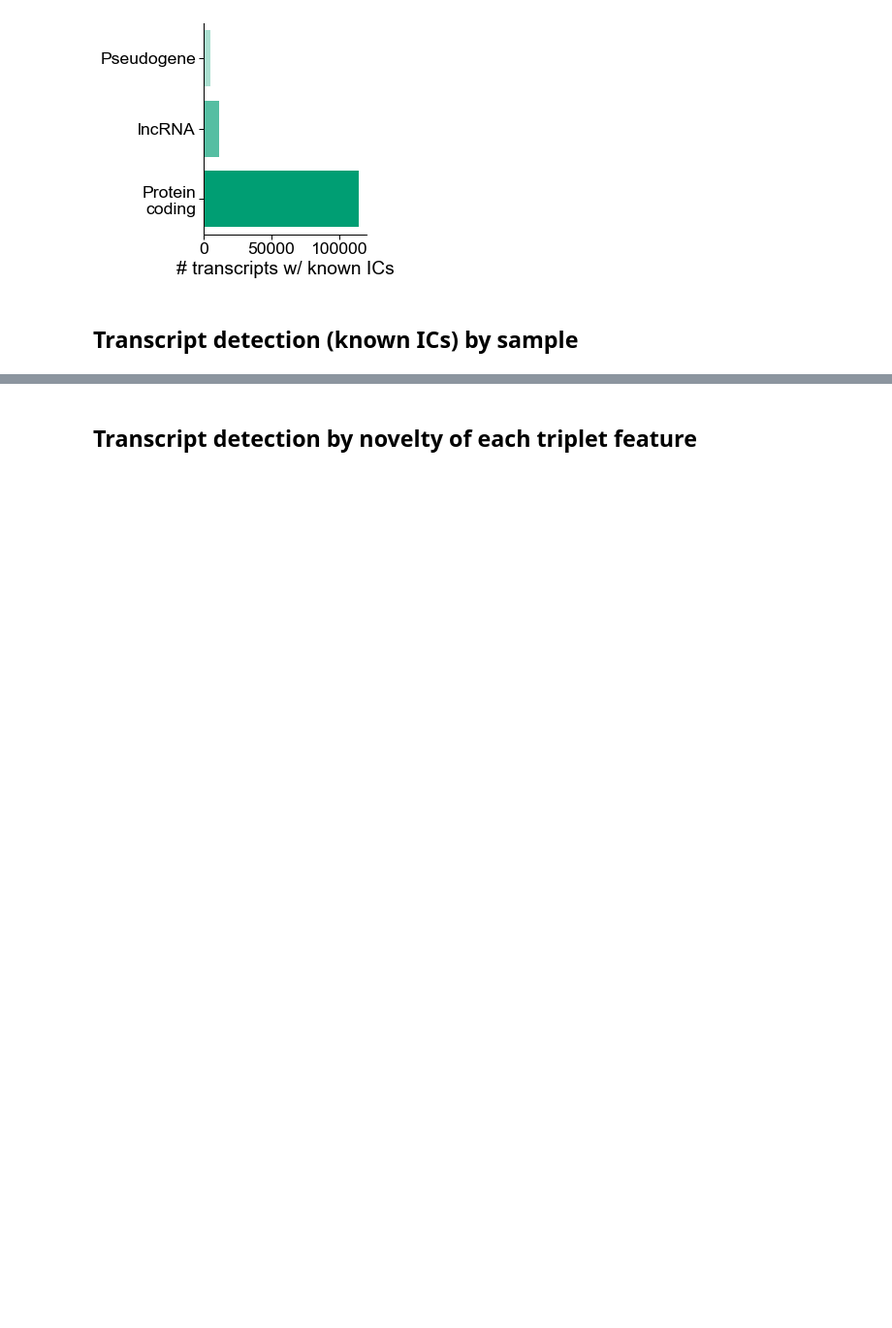
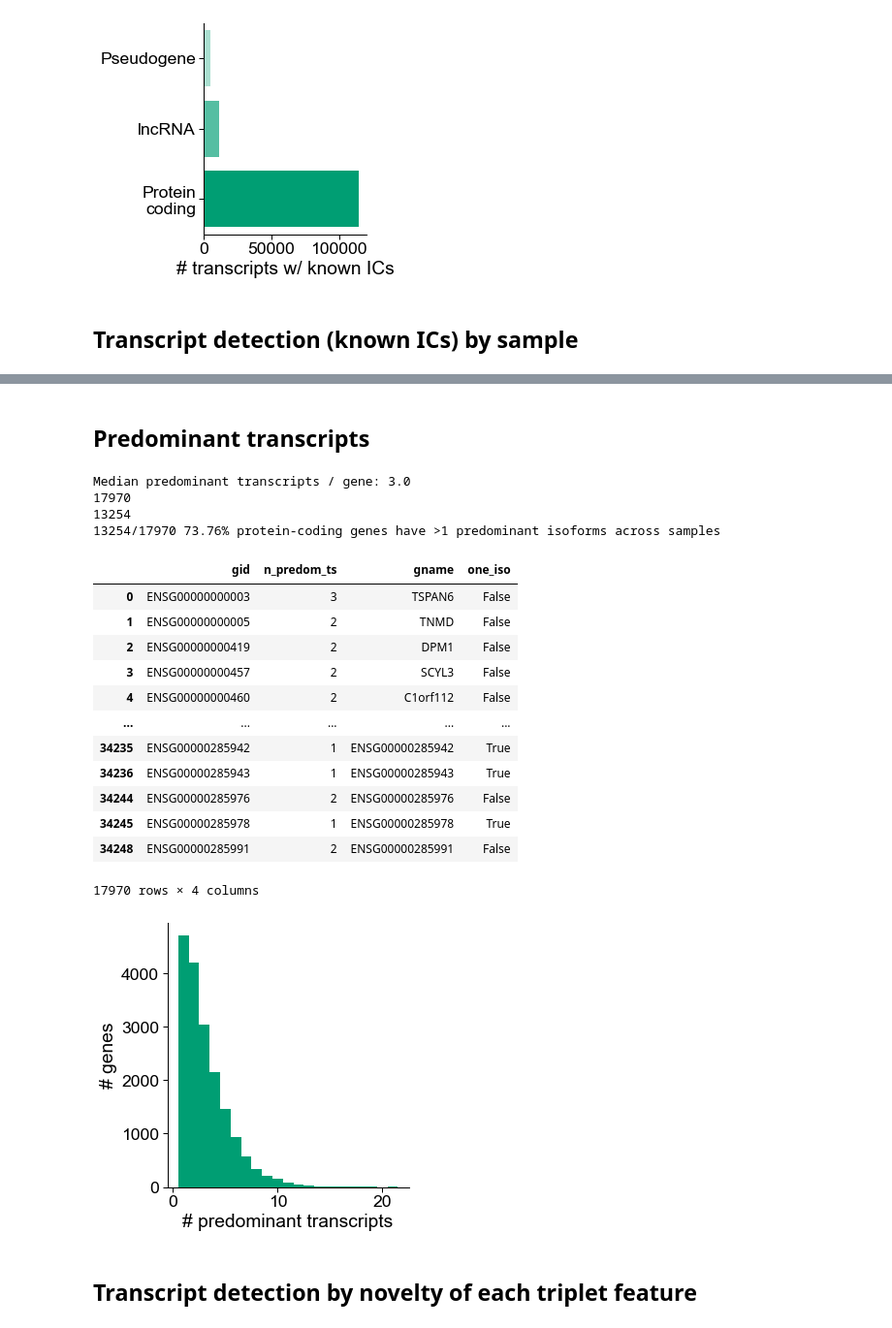
Before and after one commit to fairliereese/rnawg, a Jupyter notebook: figures/fig_2_triplet_features/fig_2.ipynb, the cells around one changed output, grey strips where cells are left out. Shown at 97% size. Saved outputs shown, nothing was run; the diff lists cells and outputs as text; code cells hidden in the pictures; blank space fills up the shorter version.

```diff
--- a/figures/fig_2_triplet_features/fig_2.ipynb
+++ b/figures/fig_2_triplet_features/fig_2.ipynb
@@ -23,12 +23,14 @@ swan_file = '../../lr_bulk/cerberus/swan/swan_meta.p'
 cerberus_h5 = '../../lr_bulk/cerberus/triplets/cerberus_annot_triplets.h5'
 major_isos = '../../lr_bulk/cerberus/swan/major_isos.tsv'
 cerb_t_meta = '../../lr_bulk/cerberus/cerberus_transcript_metadata.tsv'
+pi_tpm_sample = '../fig_4_sample_major/triplet_sample_pi_tpm.tsv'
 
 ver = 'v40_cerberus'
 
 min_tpm = 1
 gene_subset = 'polya'
 go_gene_subset = 'protein_coding'
+predom_subset = 'protein_coding'
 obs_col = 'sample'
 
 mouse_ab = '../../mouse/lr_bulk/talon/mouse_talon_abundance.tsv'
@@ -178,0 +195,2 @@ Found 50 total samples
+# %% [markdown]
+## Predominant transcripts
@@ -179,3 +247,28 @@ Found 50 total samples
+# %%
+fname = 'figures/predom_isos_per_gene.pdf'
+plot_n_predom_transcripts(pi_tpm_sample,
+                          ver,
+                          predom_subset,
+                          fname)
+# %% [output]
+Median predominant transcripts / gene: 3.0
+17970
+13254
+13254/17970 73.76% protein-coding genes have >1 predominant isoforms across samples
+|  | gid | n_predom_ts | gname | one_iso |
+| 0 | ENSG00000000003 | 3 | TSPAN6 | False |
+| 1 | ENSG00000000005 | 2 | TNMD | False |
+| 2 | ENSG00000000419 | 2 | DPM1 | False |
+| 3 | ENSG00000000457 | 2 | SCYL3 | False |
+| 4 | ENSG00000000460 | 2 | C1orf112 | False |
+| ... | ... | ... | ... | ... |
+| 34235 | ENSG00000285942 | 1 | ENSG00000285942 | True |
+| 34236 | ENSG00000285943 | 1 | ENSG00000285943 | True |
+| 34244 | ENSG00000285976 | 2 | ENSG00000285976 | False |
+| 34245 | ENSG00000285978 | 1 | ENSG00000285978 | True |
+| 34248 | ENSG00000285991 | 2 | ENSG00000285991 | False |
+17970 rows × 4 columns
+[figure, added]
 # %% [markdown]
 ## Transcript detection by novelty of each triplet feature
 # %%
```
Also changed, not shown: parts of 4 cells of this notebook, 9 other files.
